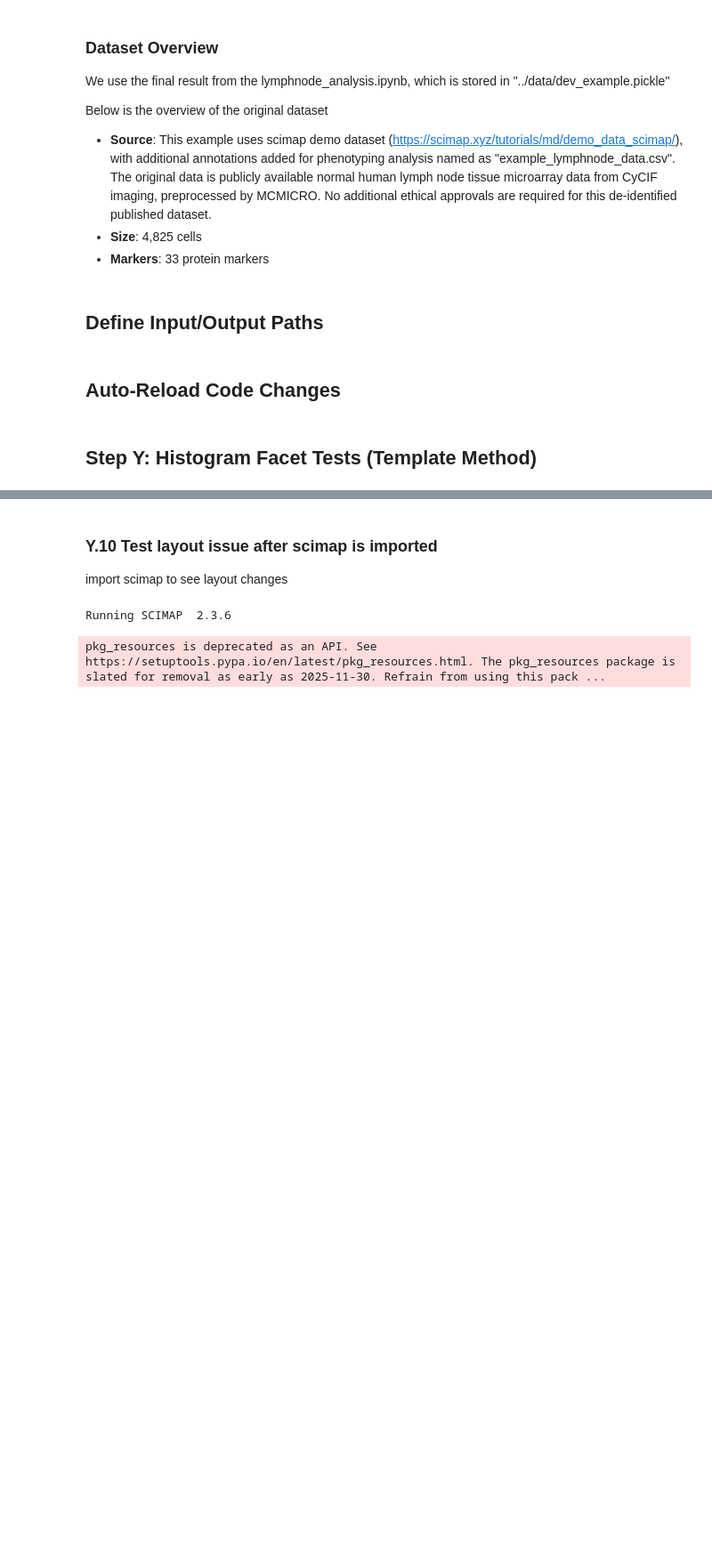
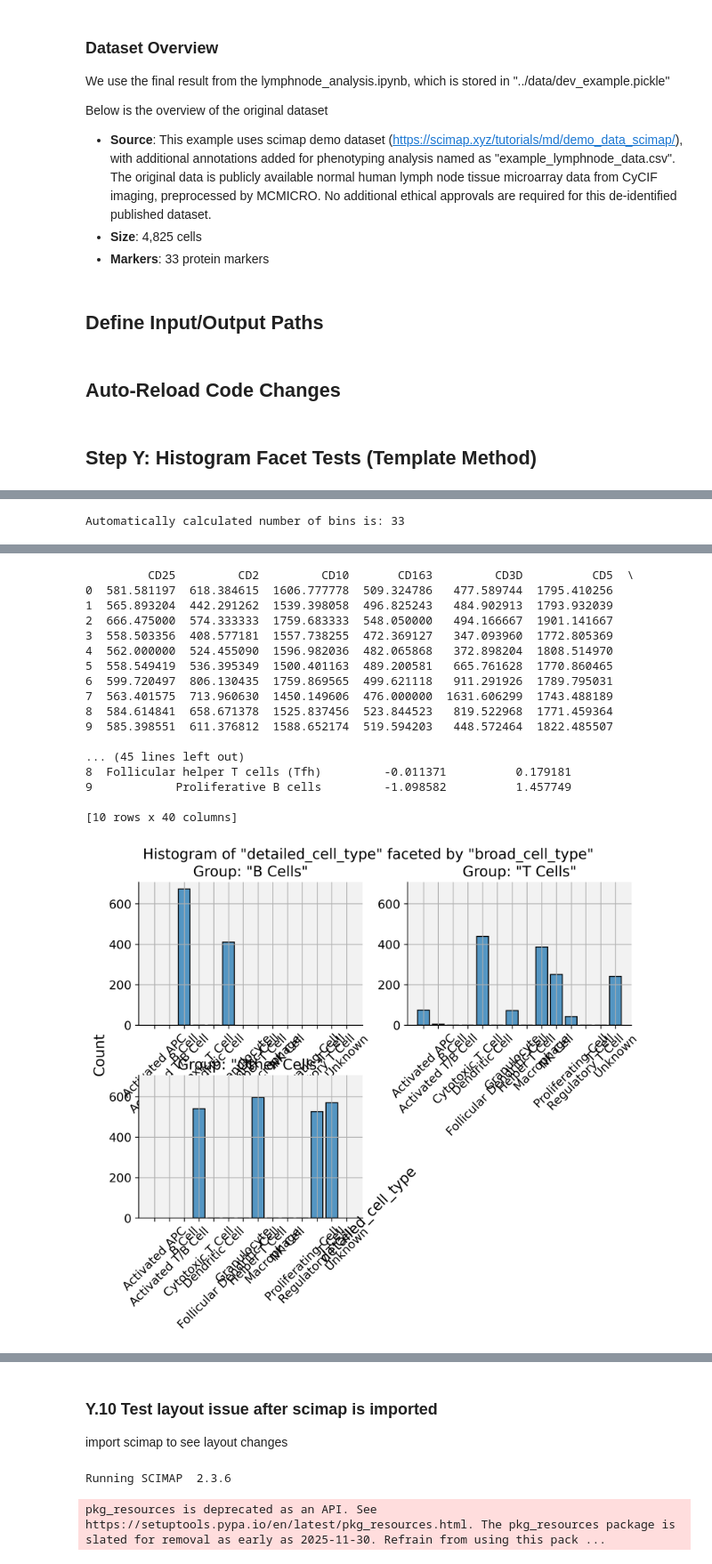
Before and after one commit to ramyap06/SCSAWorkflow-2025, a Jupyter notebook: notebooks/test_histogram_facet_light_template.ipynb, the cells around one changed output, grey strips where cells are left out. Shown at 89% size. Cells and saved outputs as stored; diff of their text form; code cells hidden in the pictures; blank space fills up the shorter version.

Commit message:
test(histogram): expand facet validation tests

```diff
--- a/notebooks/test_histogram_facet_light_template.ipynb
+++ b/notebooks/test_histogram_facet_light_template.ipynb
@@ -203,0 +220,12 @@ result = run_from_json(
+# %%
+params.pop("Feature")
+params["Annotation"] = "detailed_cell_type"
+params["X_Axis_Label_Rotation"] = 45
+params["Plot_By"] = "Annotation"
+
+result = run_from_json(
+    json_path=params,
+    save_to_disk=False,
+    show_plot=True
+)
+# %% [output]
@@ -203,0 +235 @@ result = run_from_json(
+Automatically calculated number of bins is: 33
@@ -203,0 +237,18 @@ result = run_from_json(
+         CD25         CD2         CD10       CD163         CD3D          CD5  \
+0  581.581197  618.384615  1606.777778  509.324786   477.589744  1795.410256
+1  565.893204  442.291262  1539.398058  496.825243   484.902913  1793.932039
+2  666.475000  574.333333  1759.683333  548.050000   494.166667  1901.141667
+3  558.503356  408.577181  1557.738255  472.369127   347.093960  1772.805369
+4  562.000000  524.455090  1596.982036  482.065868   372.898204  1808.514970
+5  558.549419  536.395349  1500.401163  489.200581   665.761628  1770.860465
+6  599.720497  806.130435  1759.869565  499.621118   911.291926  1789.795031
+7  563.401575  713.960630  1450.149606  476.000000  1631.606299  1743.488189
+8  584.614841  658.671378  1525.837456  523.844523   819.522968  1771.459364
+9  585.398551  611.376812  1588.652174  519.594203   448.572464  1822.485507
+
+... (45 lines left out)
+8  Follicular helper T cells (Tfh)         -0.011371          0.179181
+9            Proliferative B cells         -1.098582          1.457749
+
+[10 rows x 40 columns]
+[figure, added]
```
Also changed, not shown: parts of 23 cells of this notebook.
